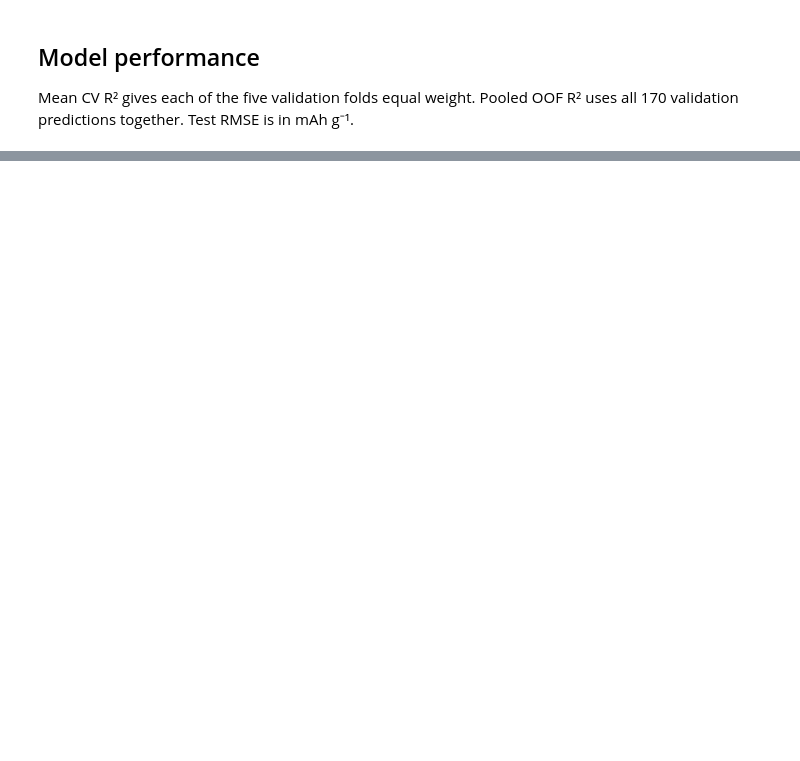
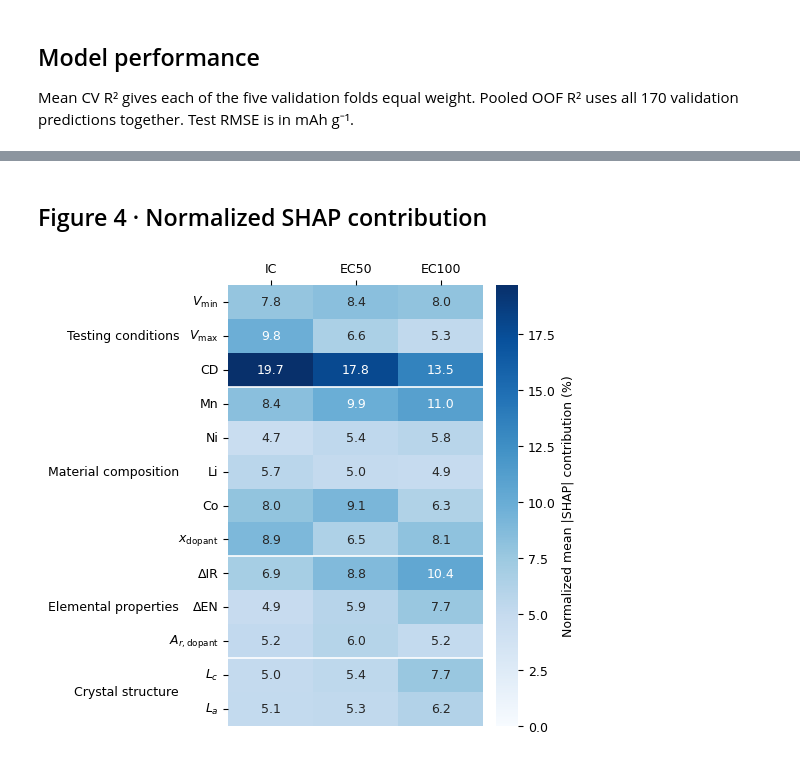
Before and after one commit to xyongkang215-ops/ncm-stage-capacity-notebook, a Jupyter notebook: paper_figures.ipynb, the cells around one changed output, grey strips where cells are left out. Saved outputs shown, nothing was run; the diff lists cells and outputs as text; code cells hidden in the pictures; blank space fills up the shorter version.

```diff
--- a/paper_figures.ipynb
+++ b/paper_figures.ipynb
@@ -83,0 +123,27 @@ for number in ("2", "3", "4", "5", "S1a", "S1b", "S2"):
+# %% [markdown]
+## Figure 4 · Normalized SHAP contribution
+# %%
+groups = {
+    "Testing conditions": ["V_min", "V_max", "CD"],
+    "Material composition": ["Mn", "Ni", "Li", "Co", "dopant_M"],
+    "Elemental properties": ["△IR", "△EN", "Mr_dopant"],
+    "Crystal structure": ["L_c", "L_a"],
+}
+importance = pd.DataFrame({stage: np.abs(signed[stage]).mean(axis=0) for stage in stages},
+                          index=X_test.columns)
+shares = 100 * importance / importance.sum()
+ordered = [name for members in groups.values() for name in members]
+fig, ax = plt.subplots(figsize=(5.3, 4.8), layout="constrained")
+sns.heatmap(shares.loc[ordered].rename(index=labels), annot=True, fmt=".1f", cmap="Blues", vmin=0,
+            cbar_kws={"label": "Normalized mean |SHAP| contribution (%)"}, ax=ax)
+ax.set_yticklabels(ax.get_yticklabels(), rotation=0)
+start = 0
+for group, members in groups.items():
+    ax.text(-.58, start + len(members)/2, group, ha="right", va="center")
+    start += len(members)
+    if start < len(ordered):
+        ax.axhline(start, color="white", lw=1.2)
+ax.xaxis.tick_top()
+plt.show()
+# %% [output]
+[figure, added]
```
Also changed, not shown: parts of 15 cells of this notebook, 1 other file.
